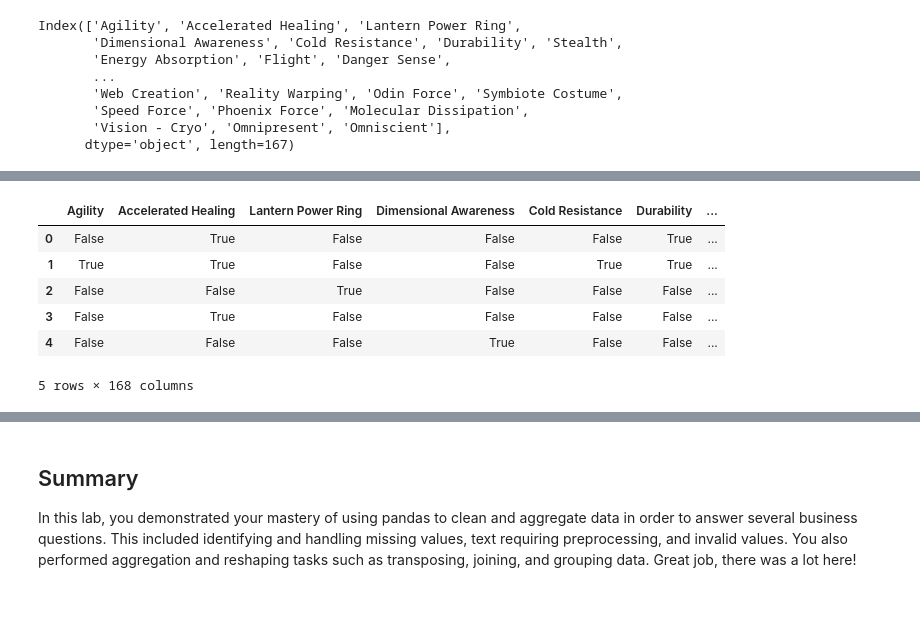
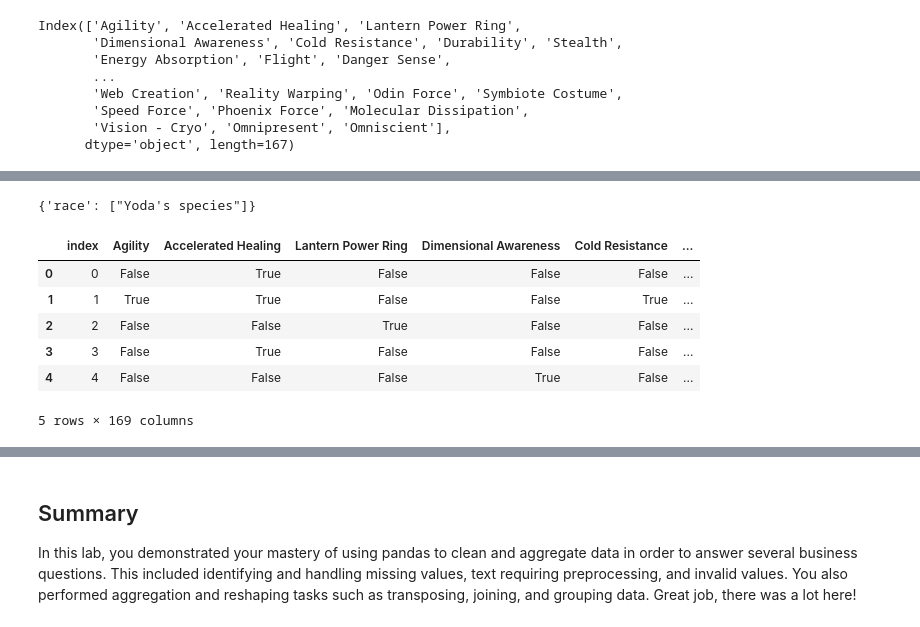
Before and after one commit to jimp93/dsc-pandas-data-cleaning-lab, a Jupyter notebook: index.ipynb, the cells around one changed output, grey strips where cells are left out. Drawn from its saved outputs; the diff is of its cells as text; code cells hidden in the pictures.

Commit message:
onworking dict

```diff
--- a/index.ipynb
+++ b/index.ipynb
@@ -1024,17 +997,30 @@ power_pair_dict
+# %%
+#create dictionary with races as keys
+power_pair_dict ={}
+
+for race in heroes_and_powers_df['Race'].unique():
+    power_pair_dict[race]=[]
+power_pair_dict
+# %% [output]
+{'race': ["Yoda's species"]}
 # %%
+#tidy up table, make race the index
+
 powers_race_df = heroes_and_powers_df.copy()
 
 power_pub_cols = list(powers_df.index)
 power_pub_cols.append("Race")
 powers_race_df = powers_race_df[power_pub_cols]
 
+powers_race_df = powers_race_df.reset_index()
+
 powers_race_df.head()
 # %% [output]
-|  | Agility | Accelerated Healing | Lantern Power Ring | Dimensional Awareness | Cold Resistance | Durability | ... |
-| 0 | False | True | False | False | False | True | ... |
-| 1 | True | True | False | False | True | True | ... |
-| 2 | False | False | True | False | False | False | ... |
-| 3 | False | True | False | False | False | False | ... |
-| 4 | False | False | False | True | False | False | ... |
+|  | index | Agility | Accelerated Healing | Lantern Power Ring | Dimensional Awareness | Cold Resistance | ... |
+| 0 | 0 | False | True | False | False | False | ... |
+| 1 | 1 | True | True | False | False | True | ... |
+| 2 | 2 | False | False | True | False | False | ... |
+| 3 | 3 | False | True | False | False | False | ... |
+| 4 | 4 | False | False | False | True | False | ... |
-5 rows × 168 columns
+5 rows × 169 columns
 # %%
```
Also changed, not shown: parts of 5 cells of this notebook.
